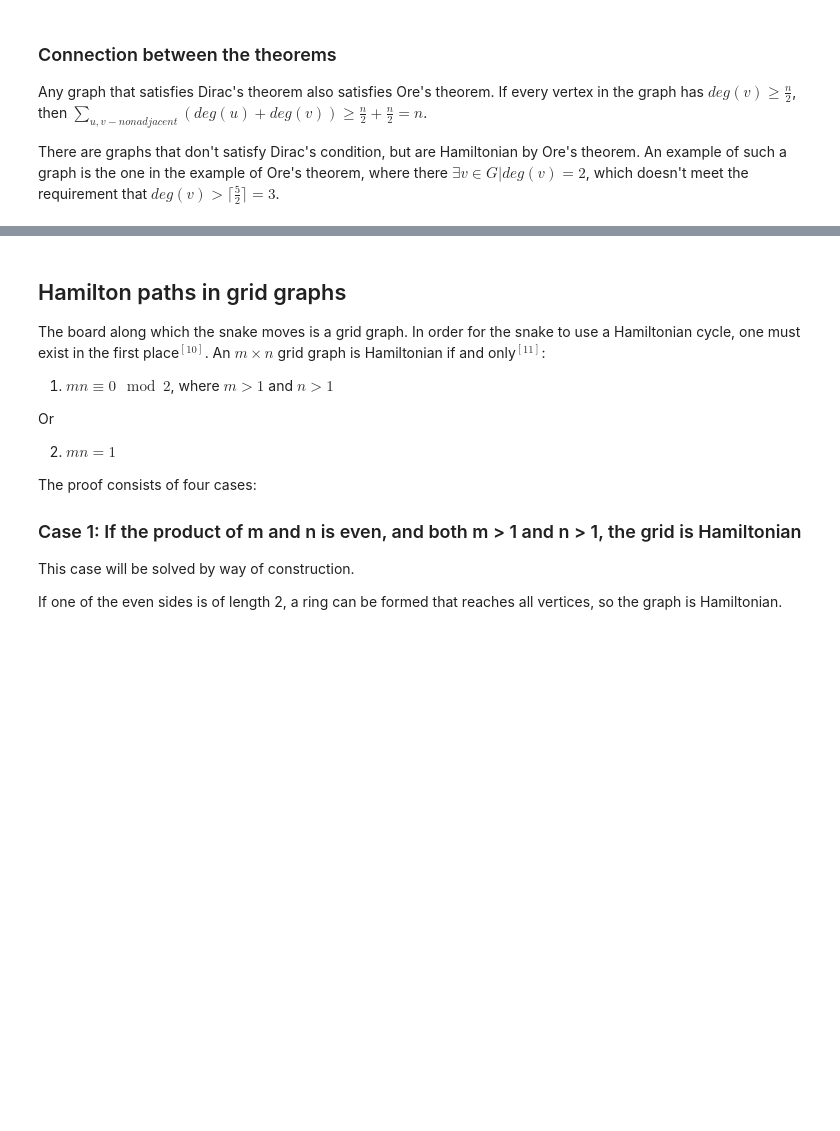
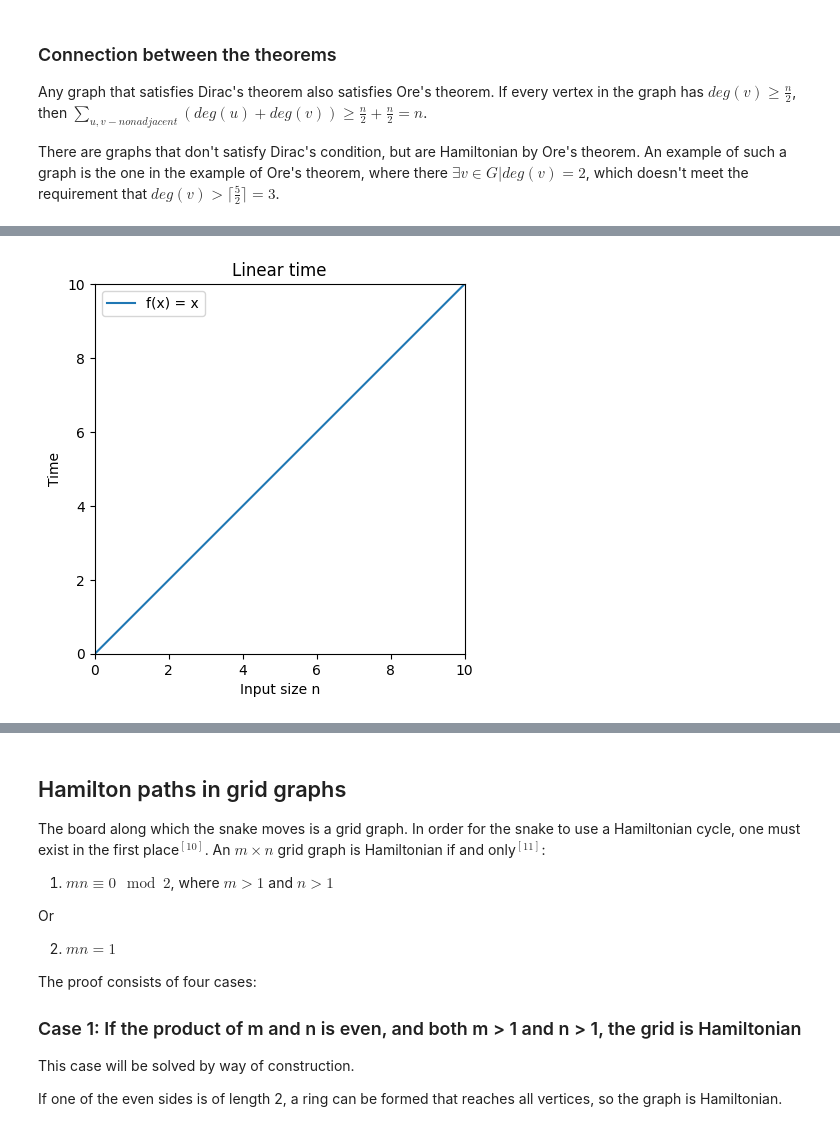
Before and after one commit to SimoAngelov/TravelingSnake, a Jupyter notebook: TheTravelingSnake.ipynb, the cells around one changed output, grey strips where cells are left out. Saved outputs shown, nothing was run; the diff lists cells and outputs as text; code cells hidden in the pictures; blank space fills up the shorter version.

Commit message:
[Doc] Time complexity and Big O initial

```diff
--- a/TheTravelingSnake.ipynb
+++ b/TheTravelingSnake.ipynb
@@ -96,0 +107,4 @@ There are graphs that don't satisfy Dirac's condition, but are Hamiltonian by Or
+# %%
+gd.plot_functions([("f(x) = x", lambda n : n)], 10, "Linear time", "Input size n", "Time")
+# %% [output]
+[figure, added]
```
Also changed, not shown: parts of 8 cells of this notebook, 2 other files.
